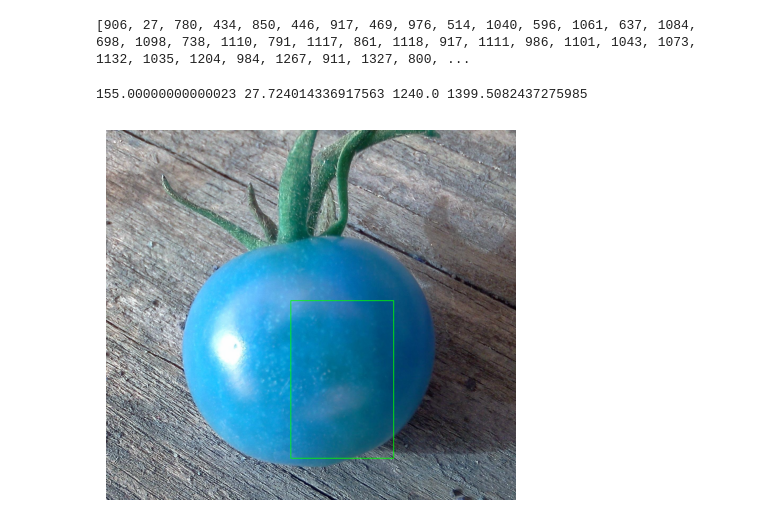
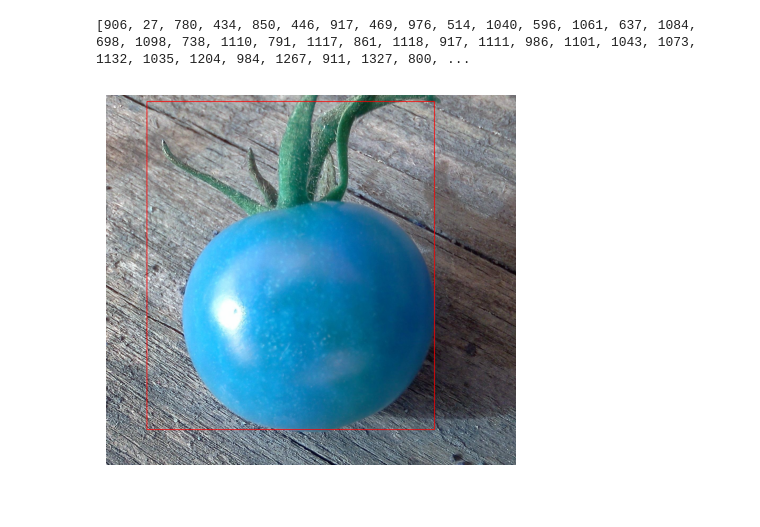
Before and after one commit to jaspergass/Tomato-Object-Detection, a Jupyter notebook: Tomato_Object_Detection.ipynb, the cells around one changed output. Drawn from its saved outputs; the diff is of its cells as text; code cells hidden in the pictures.

```diff
--- a/Tomato_Object_Detection.ipynb
+++ b/Tomato_Object_Detection.ipynb
@@ -77,37 +74,27 @@ xmin = int(0.10019392372333563*1547)
 xmax = int(0.017921146953405017*1395)
 ymin = int(0.8015513897866839*1547)
 ymax = int(0.9046594982078853*1395)
-# %%
-# prompt: bbox_info[0]*1547
-
-width = 1547
-bbox_info_split = bbox_info.split()
-x_min = float(bbox_info_split[1]) * width
-y_min = float(bbox_info_split[2]) * width
-x_max = float(bbox_info_split[3]) * width
-y_max = float(bbox_info_split[4]) * width
-print(x_min, y_min, x_max, y_max)
-# %% [output]
-155.00000000000023 27.724014336917563 1240.0 1399.5082437275985
 # %%
 index= 10 #picture to visualize
 img_path="/content/drive/MyDrive/SFU_Archive/IAT360/Computer Vision Project/Datasets/Tomato.v1i.yolov8/images/train/Riped-tomato_119_jpeg.rf.719fe2c77324d23fe91225be9c8c2e52.jpg"
 
 #import cv2
 image = cv2.imread(img_path, 1)
 # Draw rectangle
 # cv2.rectangle(image, (xmin, ymin), (xmax, ymax), (255, 0, 0), 2)
-cv2.rectangle(image, (697, 643), (1085, 1237), (0, 255, 0), 2)
+
+#WORKS! obtained these numbers on the original site, they are not in the txt file
+cv2.rectangle(image, (int(697-1085/2), int(643-1237/2)), (int(697+1085/2), int(643+1237/2)), (255, 0, 0), 2)
 
 # Put label (class_id) near the bbox
 # label = train_df["label"][index]
 # cv2.putText(image, str(label), (train_df['xmin'][index], train_df['ymin'][index]+20), cv2.FONT_HERSHEY_SIMPLEX, 0.5, (255,0,0), 2)
 # Display image
 plt.imshow(image)
 plt.axis('off')
 plt.show()
 # %% [output]
-[figure, old version]
+[figure, new version]
 # %%
 #import glob
 #import xml.etree.ElementTree as ET
```
Also changed, not shown: parts of 2 cells of this notebook.
